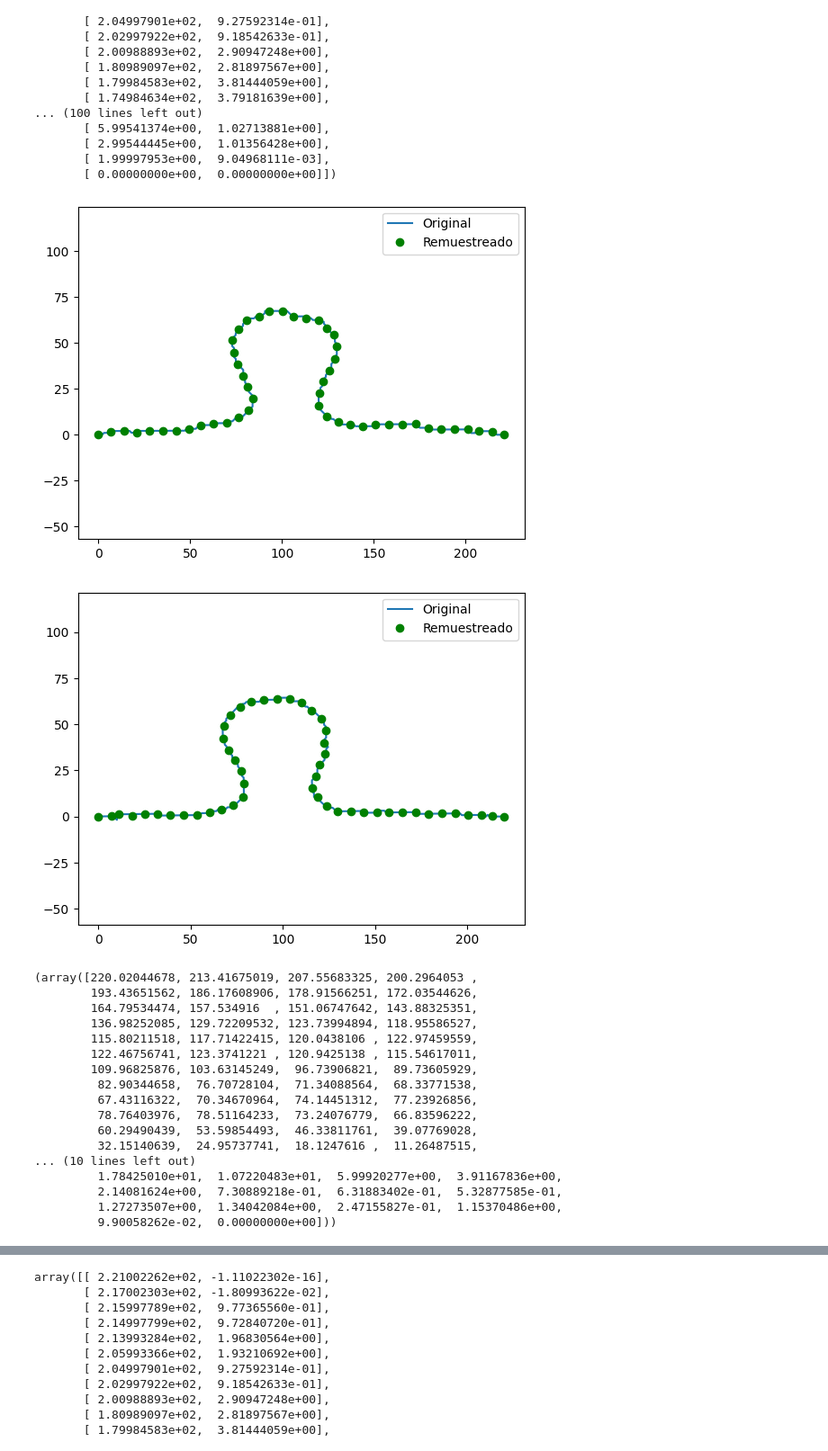
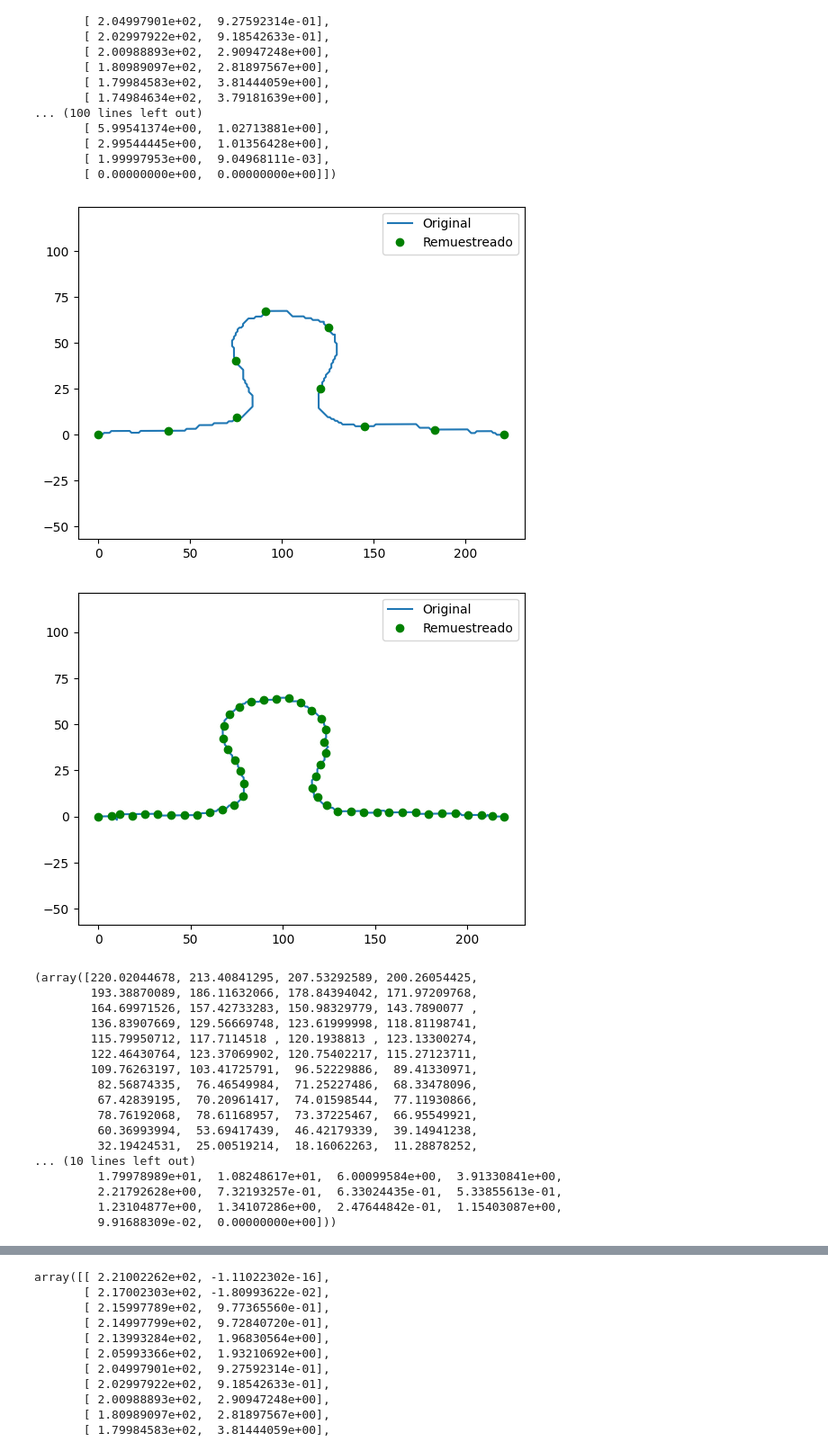
Before and after one commit to iocolopus/FAI_Jigsaw, a Jupyter notebook: test.ipynb, the cells around one changed output, grey strips where cells are left out. Shown at 90% size. Drawn from its saved outputs; the diff is of its cells as text; code cells hidden in the pictures.

```diff
--- a/test.ipynb
+++ b/test.ipynb
@@ -46,28 +46,28 @@ array([[ 2.21002262e+02, -1.11022302e-16],
        [ 1.99997953e+00,  9.04968111e-03],
        [ 0.00000000e+00,  0.00000000e+00]])
 # %%
-edge_0_2.resample_contour_uniform(n_samples=50, plot=True)
+edge_0_2.resample_contour_uniform(n_samples=10, plot=True)
 edge_5_0.resample_contour_uniform(n_samples=50, plot=True)
 # %% [output]
-[figure, old version]
+[figure, new version]
 [figure]
-(array([220.02044678, 213.41675019, 207.55683325, 200.2964053 ,
-        193.43651562, 186.17608906, 178.91566251, 172.03544626,
-        164.79534474, 157.534916  , 151.06747642, 143.88325351,
-        136.98252085, 129.72209532, 123.73994894, 118.95586527,
-        115.80211518, 117.71422415, 120.0438106 , 122.97459559,
-        122.46756741, 123.3741221 , 120.9425138 , 115.54617011,
-        109.96825876, 103.63145249,  96.73906821,  89.73605929,
-         82.90344658,  76.70728104,  71.34088564,  68.33771538,
-         67.43116322,  70.34670964,  74.14451312,  77.23926856,
-         78.76403976,  78.51164233,  73.24076779,  66.83596222,
-         60.29490439,  53.59854493,  46.33811761,  39.07769028,
-         32.15140639,  24.95737741,  18.1247616 ,  11.26487515,
+(array([220.02044678, 213.40841295, 207.53292589, 200.26054425,
+        193.38870089, 186.11632066, 178.84394042, 171.97209768,
+        164.69971526, 157.42733283, 150.98329779, 143.7890077 ,
+        136.83907669, 129.56669748, 123.61999998, 118.81198741,
+        115.79950712, 117.7114518 , 120.1938813 , 123.13300274,
+        122.46430764, 123.37069902, 120.75402217, 115.27123711,
+        109.76263197, 103.41725791,  96.52229886,  89.41330971,
+         82.56874335,  76.46549984,  71.25227486,  68.33478096,
+         67.42839195,  70.20961417,  74.01598544,  77.11930866,
+         78.76192068,  78.61168957,  73.37225467,  66.95549921,
+         60.36993994,  53.69417439,  46.42179339,  39.14941238,
+         32.19424531,  25.00519214,  18.16062263,  11.28878252,
 ... (10 lines left out)
-         1.78425010e+01,  1.07220483e+01,  5.99920277e+00,  3.91167836e+00,
-         2.14081624e+00,  7.30889218e-01,  6.31883402e-01,  5.32877585e-01,
-         1.27273507e+00,  1.34042084e+00,  2.47155827e-01,  1.15370486e+00,
-         9.90058262e-02,  0.00000000e+00]))
+         1.79978989e+01,  1.08248617e+01,  6.00099584e+00,  3.91330841e+00,
+         2.21792628e+00,  7.32193257e-01,  6.33024435e-01,  5.33855613e-01,
+         1.23104877e+00,  1.34107286e+00,  2.47644842e-01,  1.15403087e+00,
+         9.91688309e-02,  0.00000000e+00]))
 # %%
 edge_0_2.dissimilarity(edge_5_0, plot=True)
 # %% [output]
```
Also changed, not shown: parts of 4 cells of this notebook, 9 other files.
